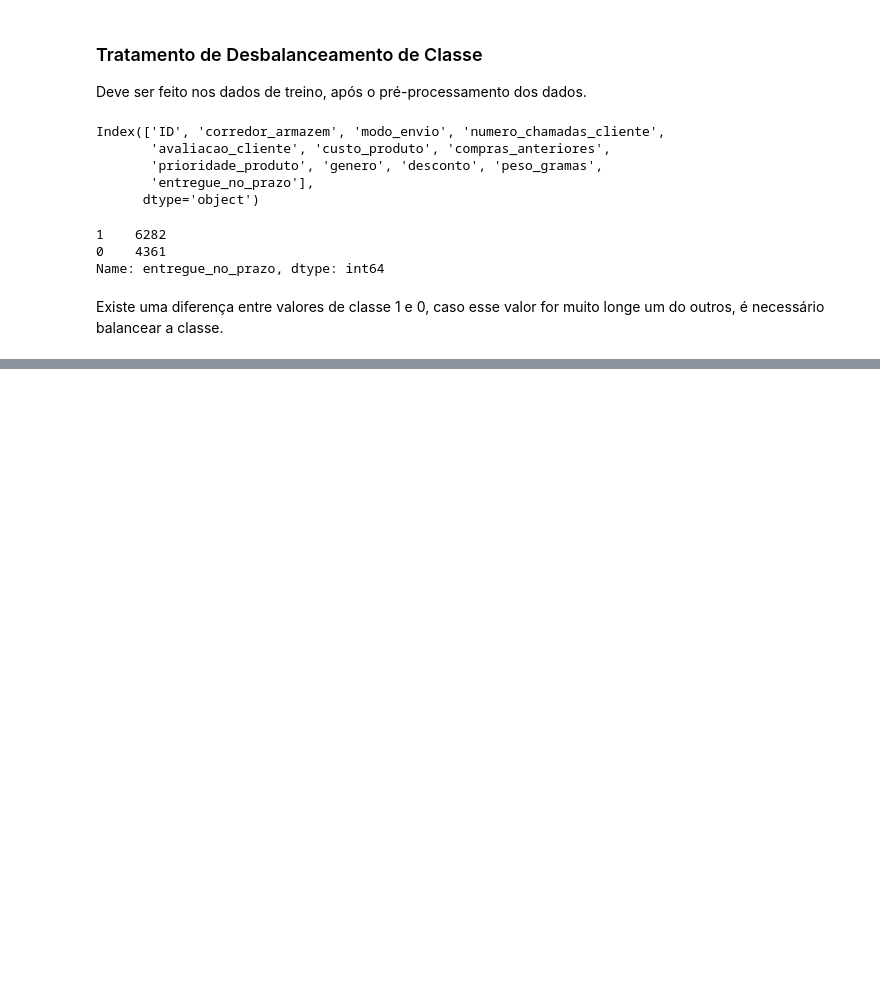
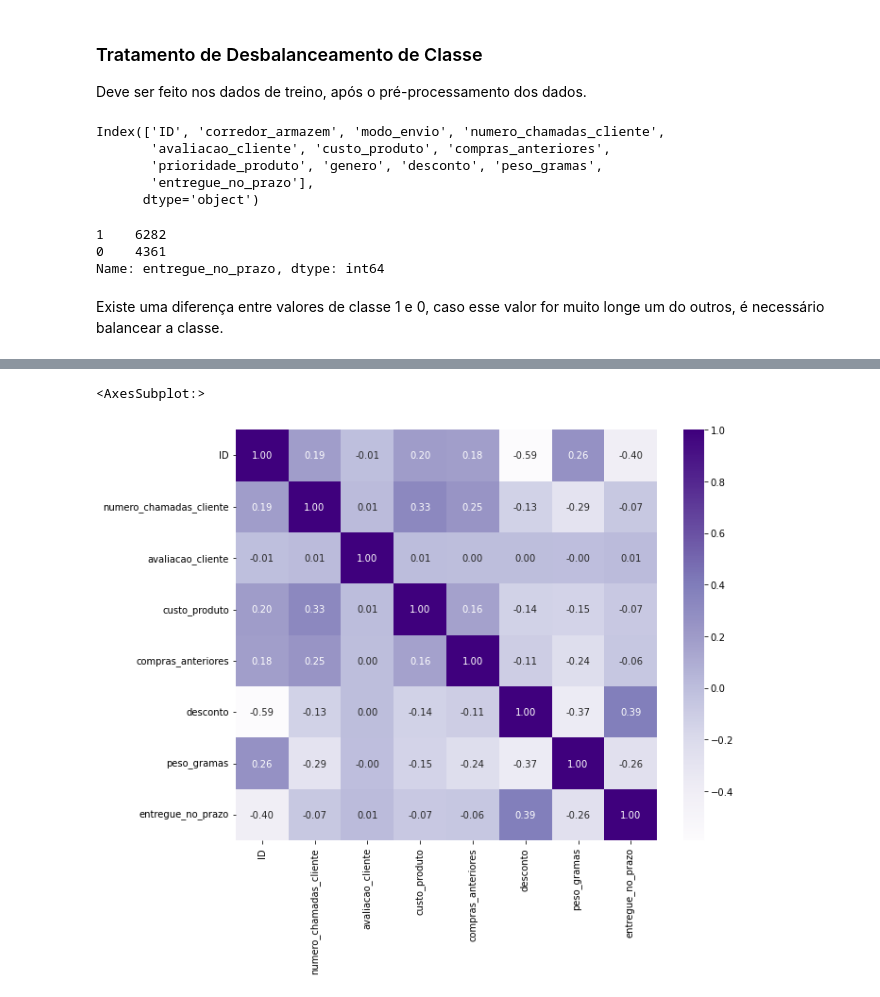
Before and after one commit to sandromzljr/Engenharia-Atributos, a Jupyter notebook: EngenhariaAtributos.ipynb, the cells around one changed output, grey strips where cells are left out. Saved outputs shown, nothing was run; the diff lists cells and outputs as text; code cells hidden in the pictures; blank space fills up the shorter version.

```diff
--- a/EngenhariaAtributos.ipynb
+++ b/EngenhariaAtributos.ipynb
@@ -321,0 +360,8 @@ Existe uma diferença entre valores de classe 1 e 0, caso esse valor for muito l
+# %%
+# Mapa de correlação
+
+plt.figure(figsize = (10, 8))
+sns.heatmap(df.corr(), cmap = 'Purples', annot = True, fmt = '.2f')
+# %% [output]
+<AxesSubplot:>
+[figure, added]
```
Also changed, not shown: parts of 8 cells of this notebook.
